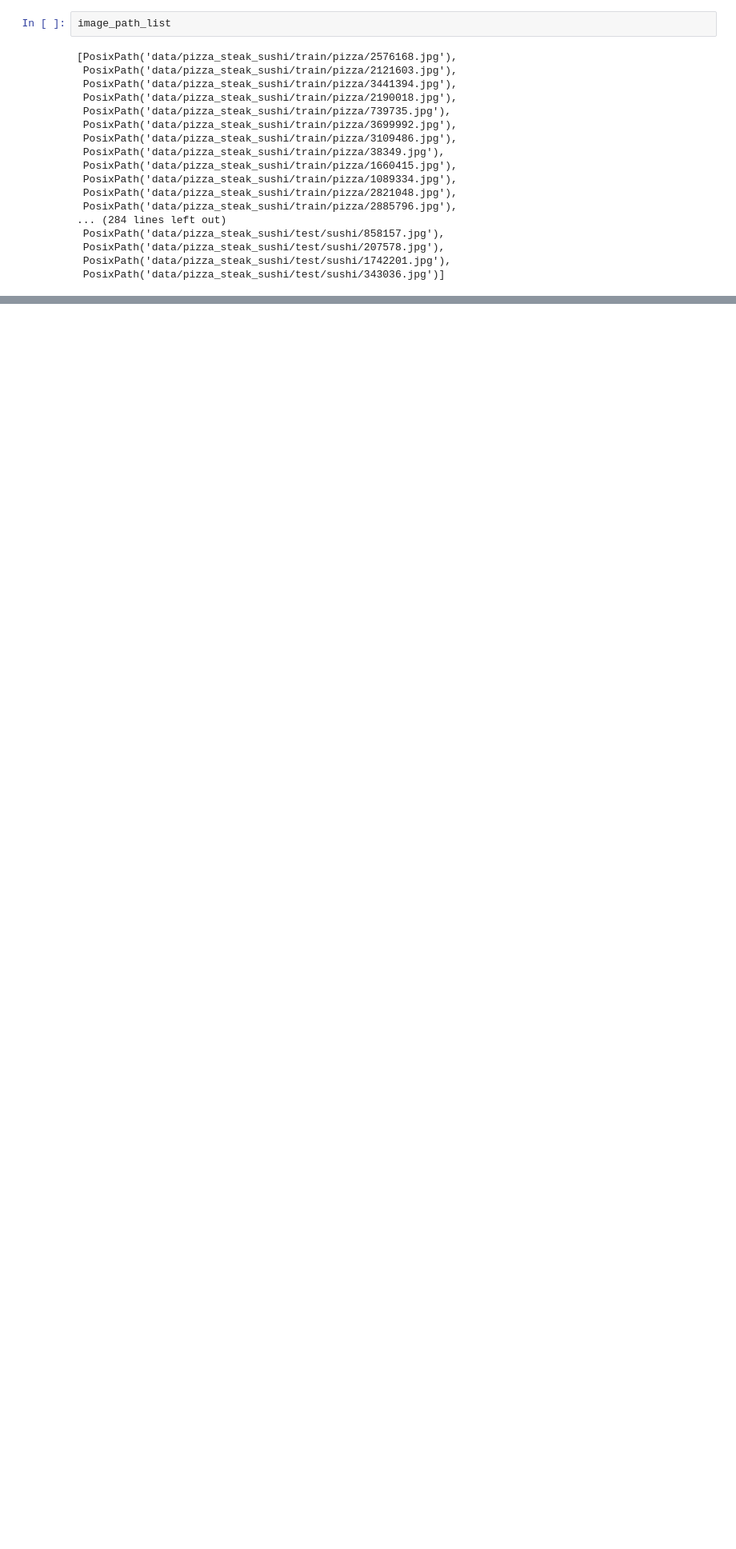
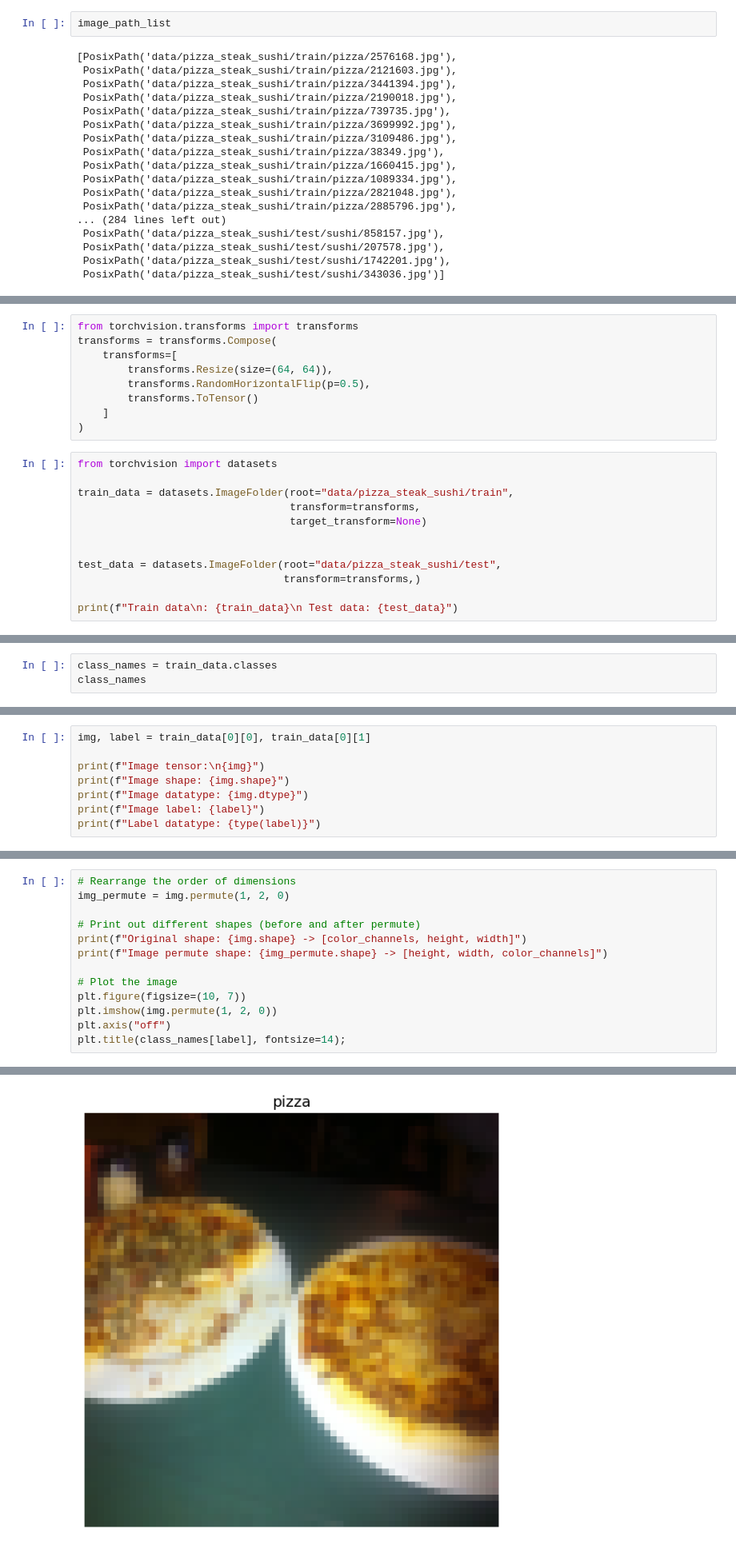
Before and after one commit to Kamaljit12/pytorch-tutorial, a Jupyter notebook: practice/04_custom_datasets.ipynb, the cells around one changed output, grey strips where cells are left out. Shown at 80% size. Saved outputs shown, nothing was run; the diff lists cells and outputs as text; blank space fills up the shorter version.

Commit message:
updated one custome_datasets

```diff
--- a/practice/04_custom_datasets.ipynb
+++ b/practice/04_custom_datasets.ipynb
@@ -189,0 +196,21 @@ plot_transformed_images(image_path=image_path_list, transform=data_transform)
+# %%
+from torchvision.transforms import transforms
+transforms = transforms.Compose(
+    transforms=[
+        transforms.Resize(size=(64, 64)),
+        transforms.RandomHorizontalFlip(p=0.5),
+        transforms.ToTensor()
+    ]
+)
+# %%
+from torchvision import datasets
+
+train_data = datasets.ImageFolder(root="data/pizza_steak_sushi/train",
+                                  transform=transforms,
+                                  target_transform=None)
+
+
+test_data = datasets.ImageFolder(root="data/pizza_steak_sushi/test",
+                                 transform=transforms,)
+
+print(f"Train data\n: {train_data}\n Test data: {test_data}")
@@ -189,0 +237,3 @@ plot_transformed_images(image_path=image_path_list, transform=data_transform)
+# %%
+class_names = train_data.classes
+class_names
@@ -189,0 +252,8 @@ plot_transformed_images(image_path=image_path_list, transform=data_transform)
+# %%
+img, label = train_data[0][0], train_data[0][1]
+
+print(f"Image tensor:\n{img}")
+print(f"Image shape: {img.shape}")
+print(f"Image datatype: {img.dtype}")
+print(f"Image label: {label}")
+print(f"Label datatype: {type(label)}")
@@ -189,0 +288,14 @@ plot_transformed_images(image_path=image_path_list, transform=data_transform)
+# %%
+# Rearrange the order of dimensions
+img_permute = img.permute(1, 2, 0)
+
+# Print out different shapes (before and after permute)
+print(f"Original shape: {img.shape} -> [color_channels, height, width]")
+print(f"Image permute shape: {img_permute.shape} -> [height, width, color_channels]")
+
+# Plot the image
+plt.figure(figsize=(10, 7))
+plt.imshow(img.permute(1, 2, 0))
+plt.axis("off")
+plt.title(class_names[label], fontsize=14);
+# %% [output]
@@ -189,0 +304 @@ plot_transformed_images(image_path=image_path_list, transform=data_transform)
+[figure, added]
```
Also changed, not shown: parts of 23 cells of this notebook.
